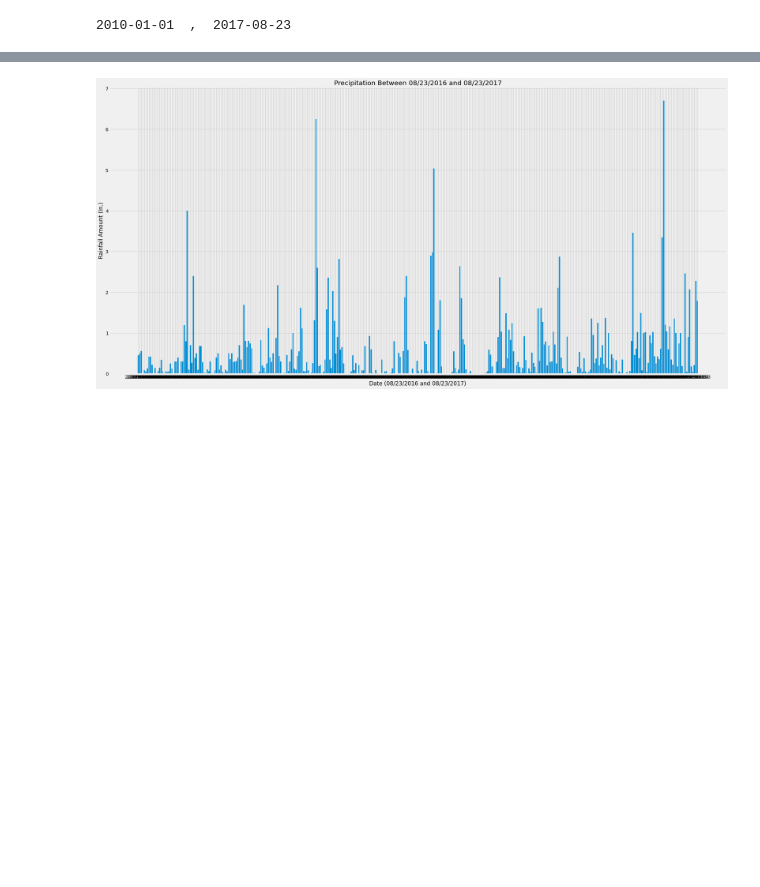
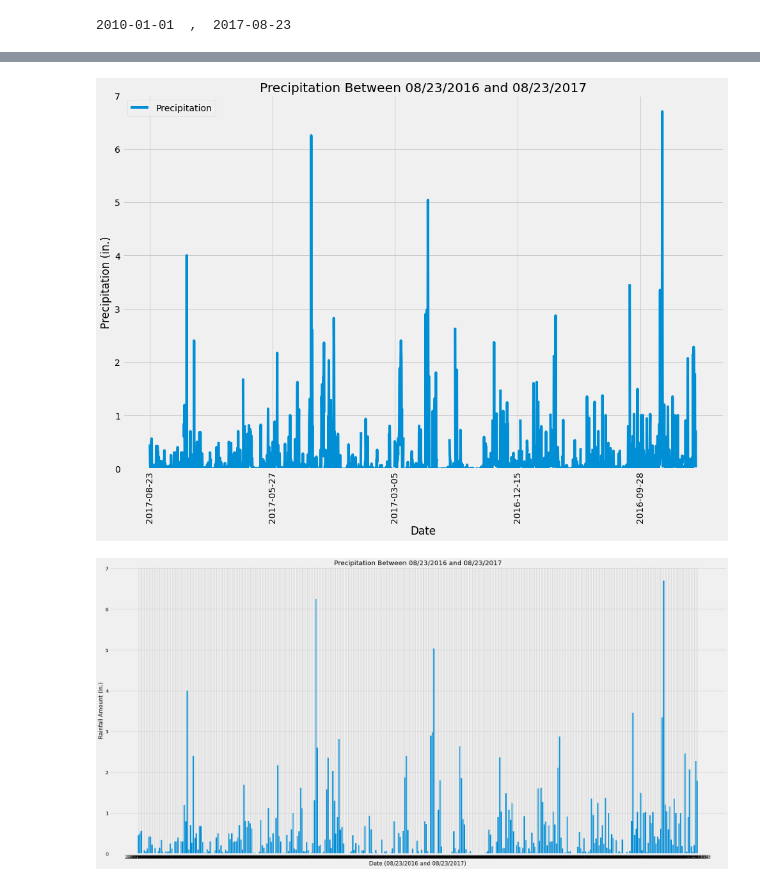
Before and after one commit to Slyssy/sqlalchemy-challenge, a Jupyter notebook: climate.ipynb, the cells around one changed output, grey strips where cells are left out. Saved outputs shown, nothing was run; the diff lists cells and outputs as text; code cells hidden in the pictures; blank space fills up the shorter version.

```diff
--- a/climate.ipynb
+++ b/climate.ipynb
@@ -107,3 +108,16 @@ precip_12mnths_df
+# %%
+precip_12mnths_df.plot(
+    figsize=(15,10),
+    ylim=(0,7),
+
+    title="Precipitation Between 08/23/2016 and 08/23/2017",
+    ylabel="Precipitation (in.)",
+    rot=90
+)
+plt
+plt.show()
+# %% [output]
+[figure, added]
 # %%
 # Plotting results using Matplotlib
 f, ax = plt.subplots(figsize=(30,15))
```
Also changed, not shown: parts of 16 cells of this notebook.
